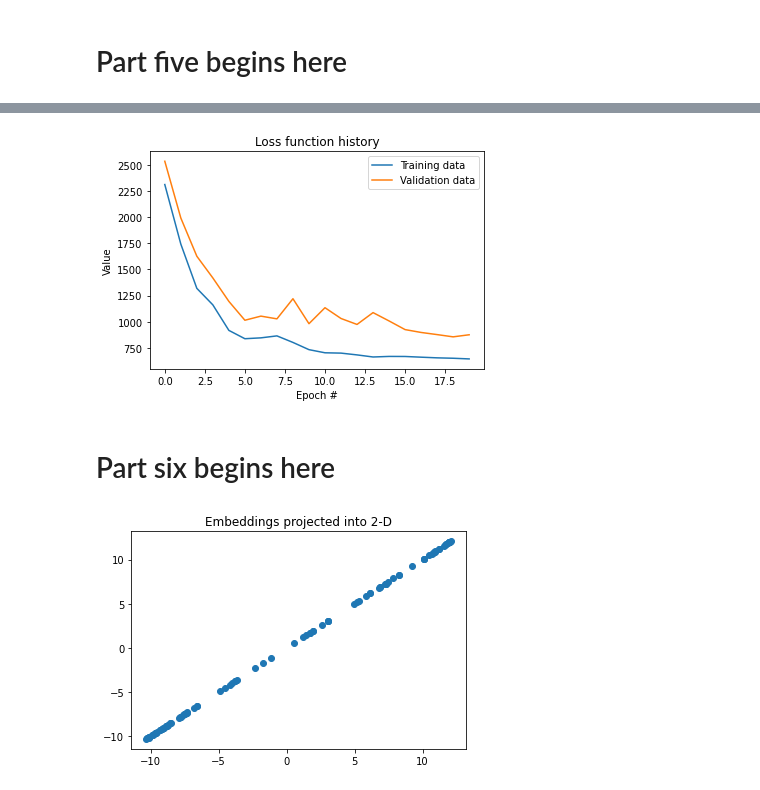
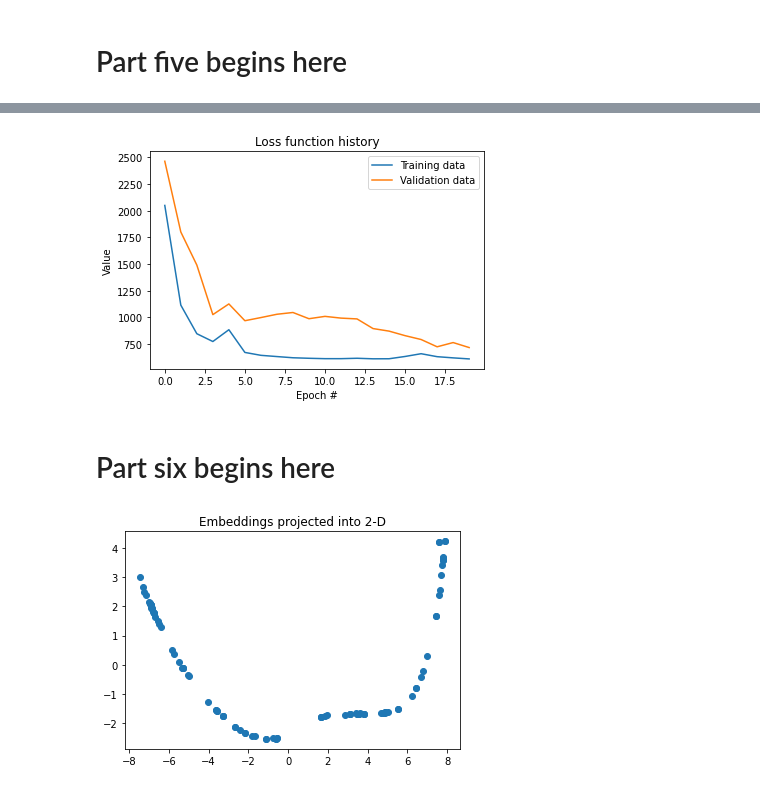
Before and after one commit to JeffRisberg/TensorFlowProbability, a Jupyter notebook: example02.ipynb, the cells around one changed output, grey strips where cells are left out. Saved outputs shown, nothing was run; the diff lists cells and outputs as text; code cells hidden in the pictures.

```diff
--- a/example02.ipynb
+++ b/example02.ipynb
@@ -173,7 +173,7 @@ print(train_dataset.element_spec)
 # %% [markdown]
 # Part four begins here
 # %%
-latent_dim = 50
+latent_dim = 2
 
 prior = tfd.MultivariateNormalDiag(loc = tf.Variable(tf.zeros(latent_dim)),
             scale_diag = tfp.util.TransformedVariable(tf.ones(latent_dim),
@@ -300,35 +300,35 @@ plt.xlabel('Epoch #')
 plt.legend(loc="upper right")
 plt.show()
 # %% [output]
-[figure, old version]
+[figure, new version]
 # %% [markdown]
 # Part six begins here
 # %%
 # Randomly sample 1000 images from the dataset, and pass them through the encoder.
 # Display the embeddings in a scatter plot
 #   (project to 2 dimensions if the latent space has dimension higher than two).
 
 from sklearn.decomposition import PCA
 
 pca = PCA(n_components=2)
 
 sample_imgs = []
 
 for i in range(100):
     index = rng.integers(low=0, high=num_images)
     image = dataset_images[index]
     normalized_image = tf.cast(image, tf.float32) / 255.
 
     sample_imgs.append(normalized_image)
 
 embedded_imgs = encoder(tf.convert_to_tensor(sample_imgs))
 
 embeddings_projected = pca.fit_transform(embedded_imgs.mean().numpy())
 plt.title("Embeddings projected into 2-D")
-plt.scatter(embeddings_projected[:, 0], embeddings_projected[:, 0])
+plt.scatter(embeddings_projected[:, 0], embeddings_projected[:, 1])
 plt.show()
 # %% [output]
-[figure, old version]
+[figure, new version]
 # %%
 # Randomly sample 4 images from the dataset and for each image,
 #   display the original and reconstructed image from the VAE in a figure.
```
Also changed, not shown: parts of 7 cells of this notebook.
